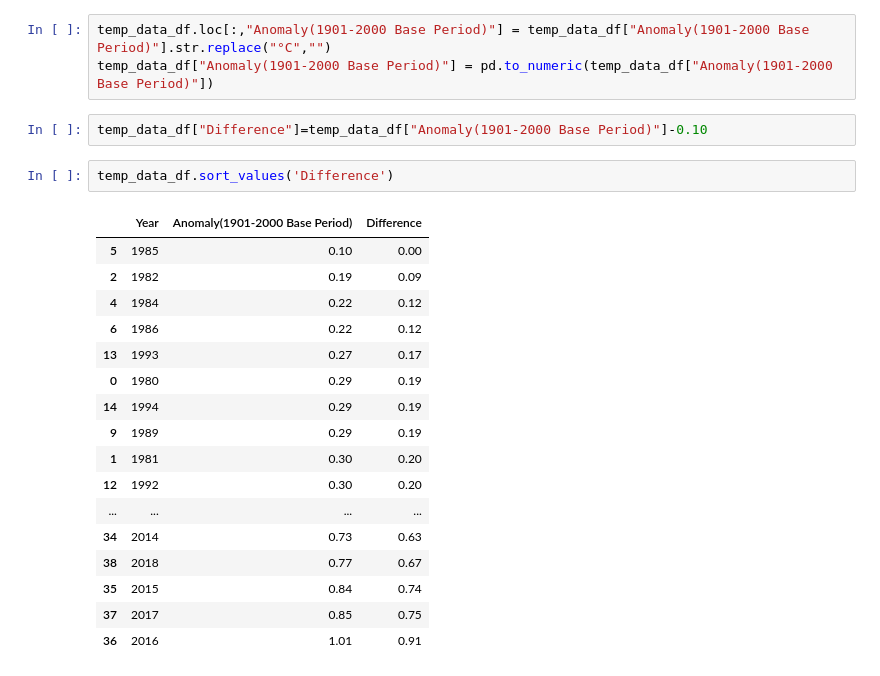
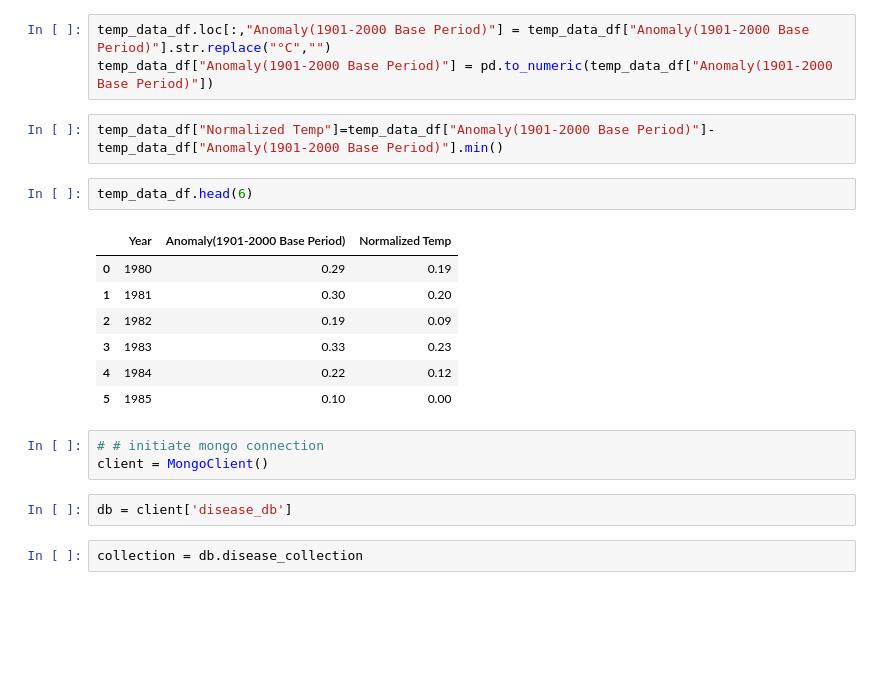
Before and after one commit to kentlum2018/Global_diseases, a Jupyter notebook: global_diseases_project.ipynb, the cells around one changed output. Saved outputs shown, nothing was run; the diff lists cells and outputs as text; blank space fills up the shorter version.

```diff
--- a/global_diseases_project.ipynb
+++ b/global_diseases_project.ipynb
@@ -270,24 +245,21 @@ temp_data_df.head(6)
 temp_data_df.loc[:,"Anomaly(1901-2000 Base Period)"] = temp_data_df["Anomaly(1901-2000 Base Period)"].str.replace("°C","")
 temp_data_df["Anomaly(1901-2000 Base Period)"] = pd.to_numeric(temp_data_df["Anomaly(1901-2000 Base Period)"])
 # %%
-temp_data_df["Difference"]=temp_data_df["Anomaly(1901-2000 Base Period)"]-0.10
+temp_data_df["Normalized Temp"]=temp_data_df["Anomaly(1901-2000 Base Period)"]-temp_data_df["Anomaly(1901-2000 Base Period)"].min()
-# %%
-temp_data_df.sort_values('Difference')
-# %% [output]
-|  | Year | Anomaly(1901-2000 Base Period) | Difference |
-| 5 | 1985 | 0.10 | 0.00 |
-| 2 | 1982 | 0.19 | 0.09 |
-| 4 | 1984 | 0.22 | 0.12 |
-| 6 | 1986 | 0.22 | 0.12 |
-| 13 | 1993 | 0.27 | 0.17 |
-| 0 | 1980 | 0.29 | 0.19 |
-| 14 | 1994 | 0.29 | 0.19 |
-| 9 | 1989 | 0.29 | 0.19 |
-| 1 | 1981 | 0.30 | 0.20 |
-| 12 | 1992 | 0.30 | 0.20 |
-| ... | ... | ... | ... |
-| 34 | 2014 | 0.73 | 0.63 |
-| 38 | 2018 | 0.77 | 0.67 |
-| 35 | 2015 | 0.84 | 0.74 |
-| 37 | 2017 | 0.85 | 0.75 |
-| 36 | 2016 | 1.01 | 0.91 |
+# %%
+temp_data_df.head(6)
+# %% [output]
+|  | Year | Anomaly(1901-2000 Base Period) | Normalized Temp |
+| 0 | 1980 | 0.29 | 0.19 |
+| 1 | 1981 | 0.30 | 0.20 |
+| 2 | 1982 | 0.19 | 0.09 |
+| 3 | 1983 | 0.33 | 0.23 |
+| 4 | 1984 | 0.22 | 0.12 |
+| 5 | 1985 | 0.10 | 0.00 |
+# %%
+# # initiate mongo connection
+client = MongoClient()
+# %%
+db = client['disease_db']
+# %%
+collection = db.disease_collection
```
Also changed, not shown: parts of 20 cells of this notebook, 14 other files.
